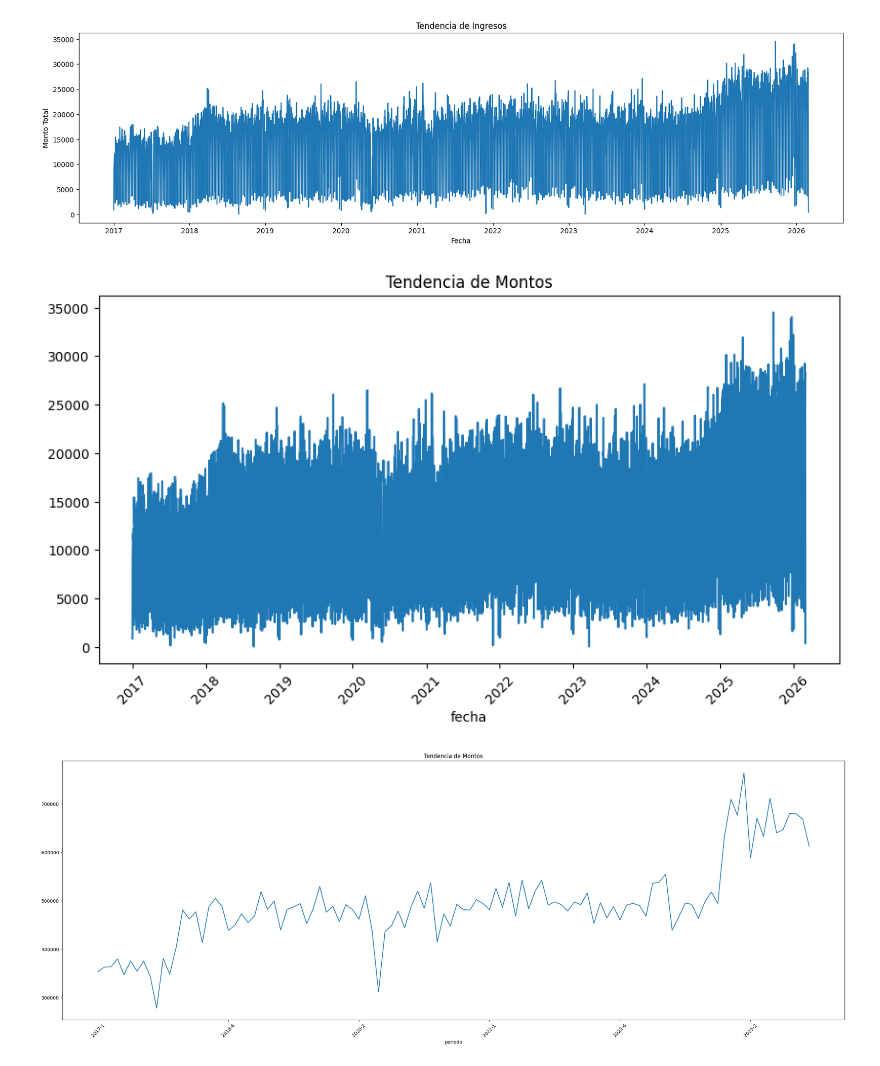
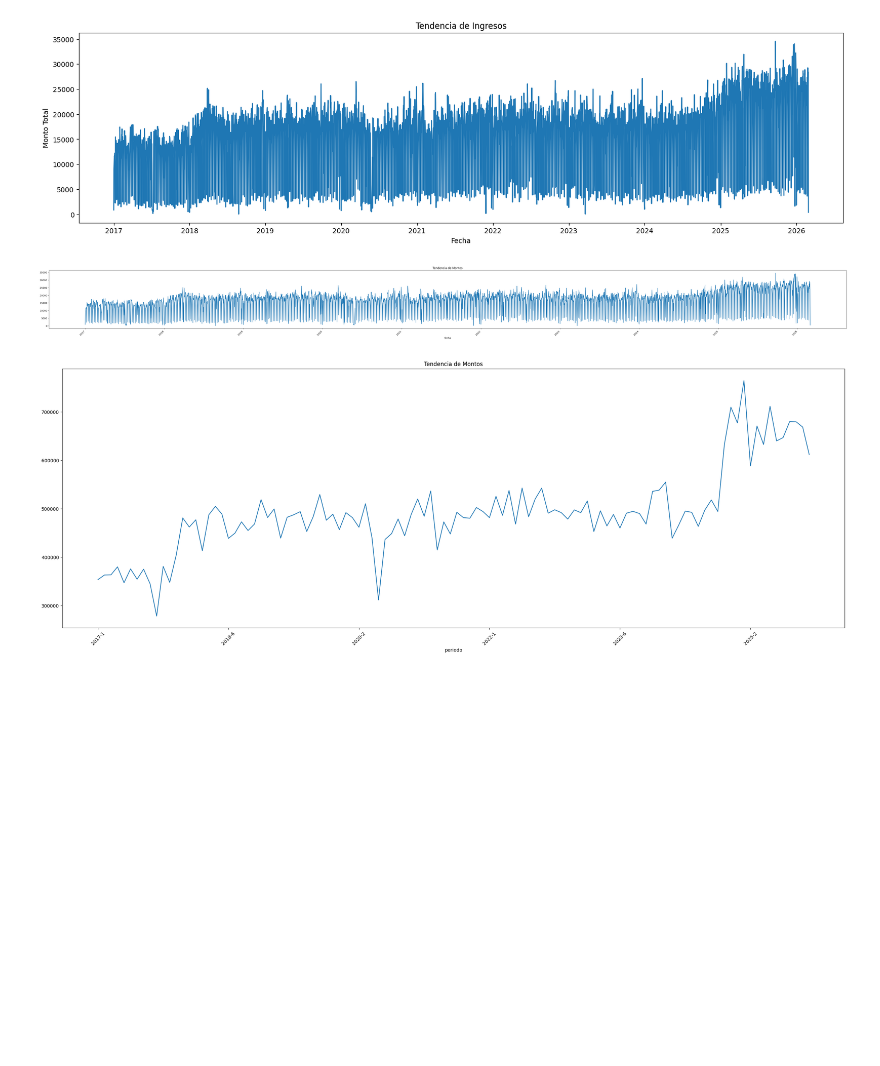
Before and after one commit to jhuarancca/ChiefAIOfficerProgram, a Jupyter notebook: CAIO_Entregable02_EDA.ipynb, the cells around one changed output. Drawn from its saved outputs; the diff is of its cells as text; code cells hidden in the pictures; blank space fills up the shorter version.

```diff
--- a/CAIO_Entregable02_EDA.ipynb
+++ b/CAIO_Entregable02_EDA.ipynb
@@ -218,11 +218,11 @@ Primeras 5 fechas: [datetime.date(2017, 9, 9), datetime.date(2017, 9, 9), dateti
 Tipo de dato actual: object
 [figure]
 # %%
-df.groupby('fecha')['total_vent'].sum().plot(figsize=(10,5), title='Tendencia de Montos')
+df.groupby('fecha')['total_vent'].sum().plot(figsize=(60,5), title='Tendencia de Montos')
 plt.xticks(rotation=45)
 plt.show()
 # %% [output]
-[figure, old version]
+[figure, new version]
 # %%
 df['fecha'] = pd.to_datetime(df['fecha'], errors='coerce')
 df['mes'] = df['fecha'].dt.month
```
Also changed, not shown: parts of 1 cell of this notebook.
